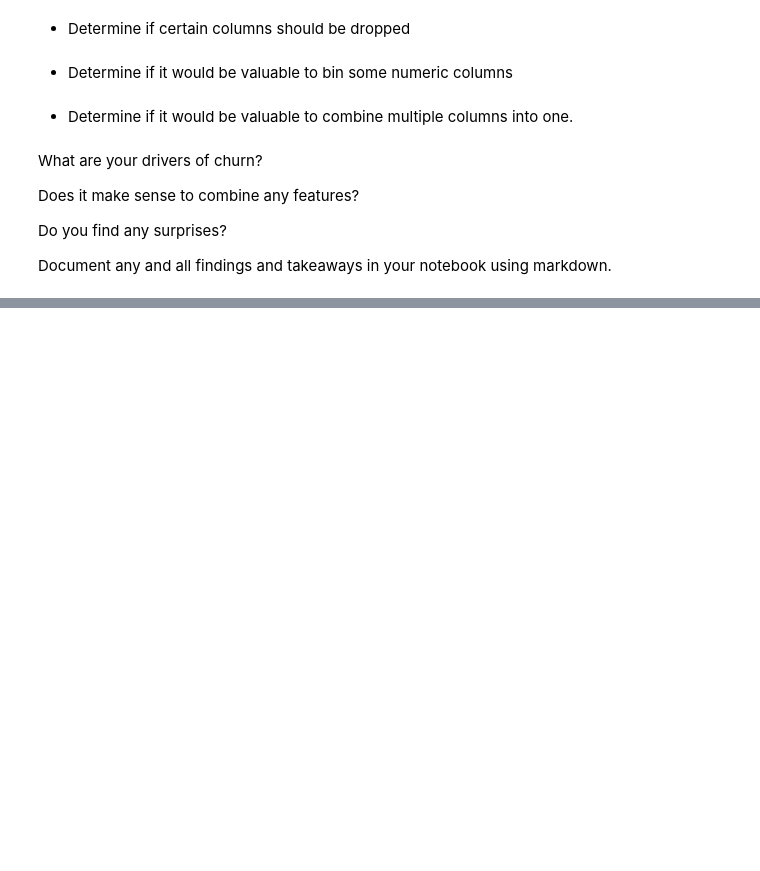
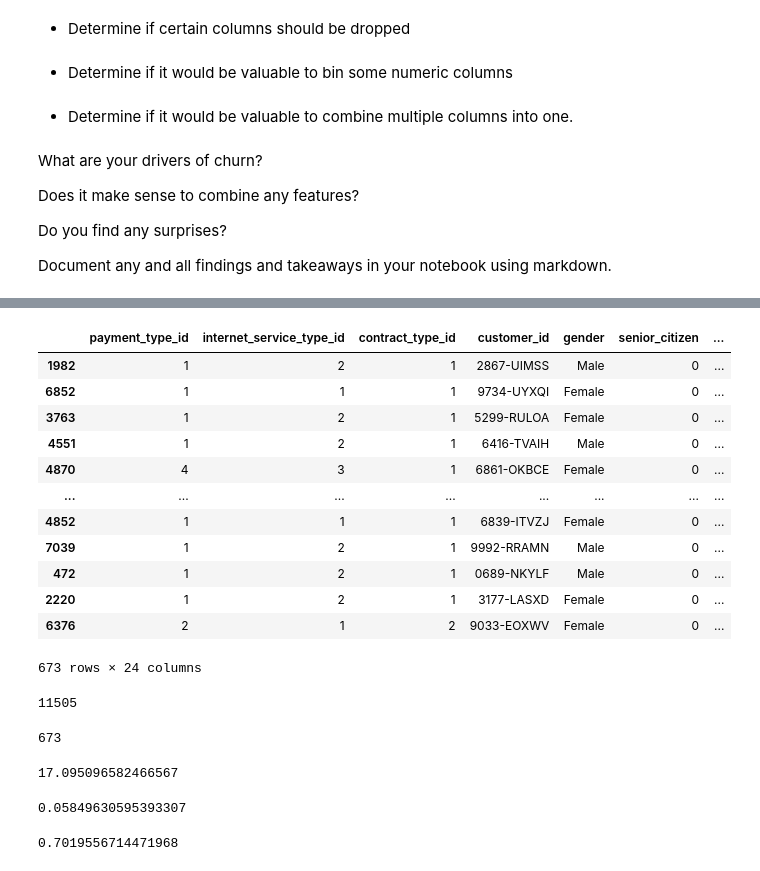
Before and after one commit to Jason-R-Turner/classification-exercises, a Jupyter notebook: classification_exercises.ipynb, the cells around one changed output, grey strips where cells are left out. Drawn from its saved outputs; the diff is of its cells as text; code cells hidden in the pictures; blank space fills up the shorter version.

```diff
--- a/classification_exercises.ipynb
+++ b/classification_exercises.ipynb
@@ -1628,0 +1799,39 @@ Document any and all findings and takeaways in your notebook using markdown.
+# %%
+churn_df = train[train.churn == 'Yes']
+churn_df
+# %% [output]
+|  | payment_type_id | internet_service_type_id | contract_type_id | customer_id | gender | senior_citizen | ... |
+| 1982 | 1 | 2 | 1 | 2867-UIMSS | Male | 0 | ... |
+| 6852 | 1 | 1 | 1 | 9734-UYXQI | Female | 0 | ... |
+| 3763 | 1 | 2 | 1 | 5299-RULOA | Female | 0 | ... |
+| 4551 | 1 | 2 | 1 | 6416-TVAIH | Male | 0 | ... |
+| 4870 | 4 | 3 | 1 | 6861-OKBCE | Female | 0 | ... |
+| ... | ... | ... | ... | ... | ... | ... | ... |
+| 4852 | 1 | 1 | 1 | 6839-ITVZJ | Female | 0 | ... |
+| 7039 | 1 | 2 | 1 | 9992-RRAMN | Male | 0 | ... |
+| 472 | 1 | 2 | 1 | 0689-NKYLF | Male | 0 | ... |
+| 2220 | 1 | 2 | 1 | 3177-LASXD | Female | 0 | ... |
+| 6376 | 2 | 1 | 2 | 9033-EOXWV | Female | 0 | ... |
+673 rows × 24 columns
+# %%
+churn_df['tenure'].sum()
+# %% [output]
+11505
+# %%
+len(churn_df)
+# %% [output]
+673
+# %%
+(churn_df['tenure'].sum()/len(churn_df))
+# %% [output]
+17.095096582466567
+# %%
+monthly_churn_rate = (len(churn_df))/(churn_df['tenure'].sum())
+monthly_churn_rate
+# %% [output]
+0.05849630595393307
+# %%
+yearly_churn_rate = monthly_churn_rate * 12
+yearly_churn_rate
+# %% [output]
+0.7019556714471968
```
Also changed, not shown: parts of 30 cells of this notebook, 1 other file.
